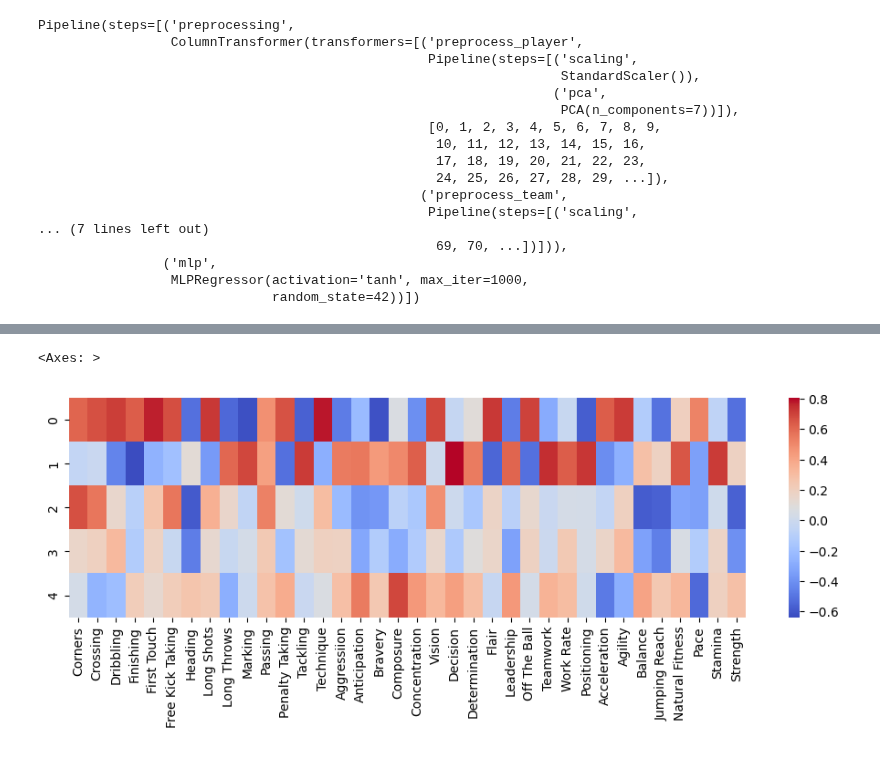
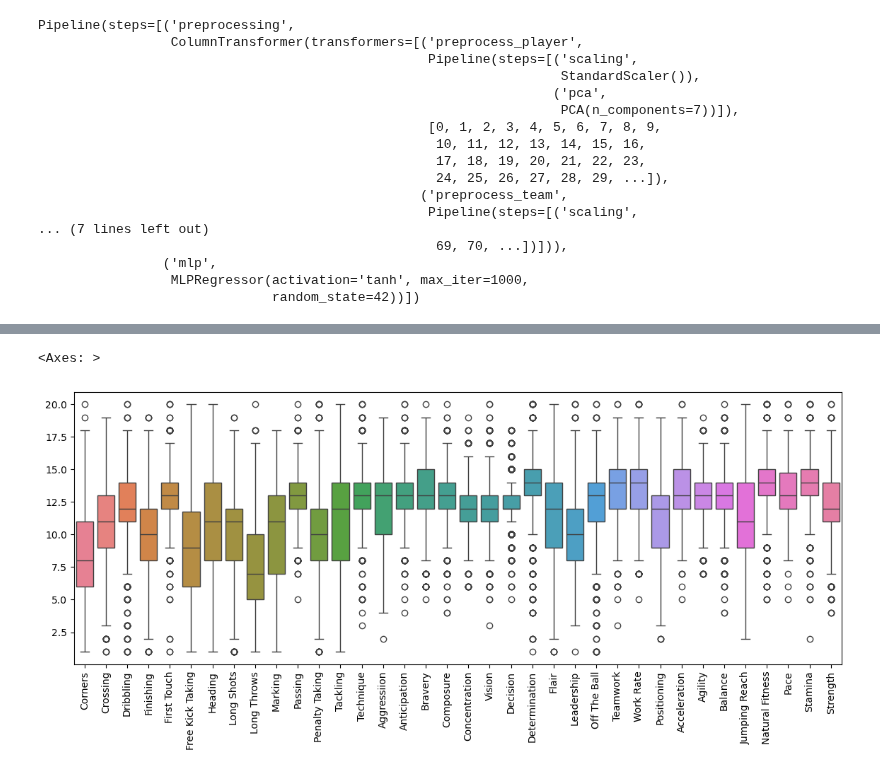
Before and after one commit to alibekk93/FM_skills_prediction, a Jupyter notebook: notebooks/05_prediction_pipelines.ipynb, the cells around one changed output, grey strips where cells are left out. Drawn from its saved outputs; the diff is of its cells as text; code cells hidden in the pictures.

```diff
--- a/notebooks/05_prediction_pipelines.ipynb
+++ b/notebooks/05_prediction_pipelines.ipynb
@@ -614,7 +249,7 @@ for col1 in df1.columns:
-# %%
-plt.subplots(figsize=(10,3))
-plt.tight_layout()
-sns.heatmap(correlations.dropna(axis=1).astype('float'), cmap='coolwarm')
-# %% [output]
-<Axes: >
-[figure, removed]
+# %%
+fig, ax = plt.subplots(figsize=(14,5))
+plt.xticks(rotation=90)
+sns.boxplot(combined_data_2022[FM_columns])
+# %% [output]
+<Axes: >
+[figure, added]
```
Also changed, not shown: parts of 45 cells of this notebook, 1 other file.
